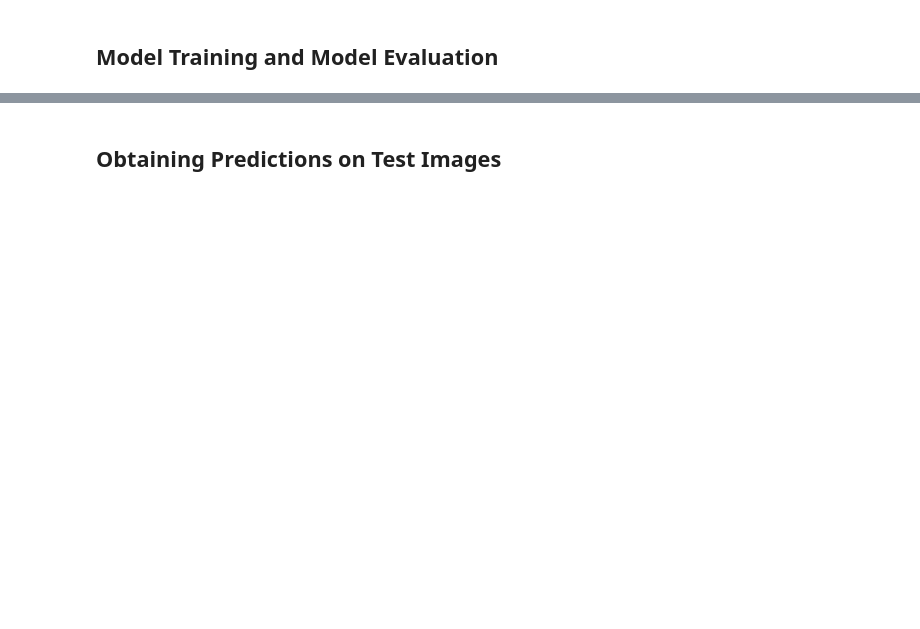
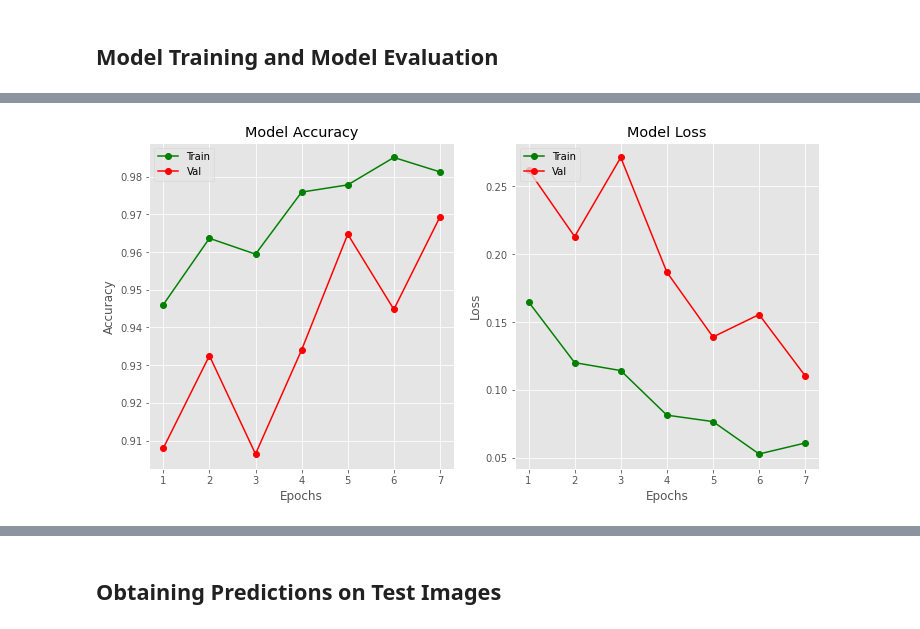
Before and after one commit to gaurisharma360/BRAIN_TUMOR, a Jupyter notebook: Brain_Tumor_Classification.ipynb, the cells around one changed output, grey strips where cells are left out. Cells and saved outputs as stored; diff of their text form; code cells hidden in the pictures; blank space fills up the shorter version.

```diff
--- a/Brain_Tumor_Classification.ipynb
+++ b/Brain_Tumor_Classification.ipynb
@@ -231,0 +270,13 @@ for i in tqdm(os.listdir(pituitary)):
+# %%
+# Build the Model
+#I am using efficient net version b1
+effnet=EfficientNetB1(weights="imagenet",include_top=False,input_shape=(224,224,3))
+#it was trained on imagenet
+
+model=effnet.output
+model=GlobalAveragePooling2D()(model)
+model=Dropout(0.5)(model)#to avoid overfitting
+model=Dense(4,activation="softmax")(model)
+model=Model(inputs=effnet.input,outputs=model)
+
+model.summary()
@@ -232,2 +301,9 @@ for i in tqdm(os.listdir(pituitary)):
+# %%
+#compiling
+model.compile(optimizer=Adam(learning_rate=0.0001),loss="categorical_crossentropy",metrics=["accuracy"])
+#checkpoint to select best model
+checkpoint=ModelCheckpoint("model.h5",monitor="val_accuracy",save_best_only=True,mode="auto",verbose=1)
+#stop early if accuracy decreases and observing period is 5 epochs
+earlystop=EarlyStopping(monitor="val_accuracy",patience=5,mode="auto",verbose=1)
 # %% [markdown]
 ## Model Training and Model Evaluation
@@ -237,0 +310,3 @@ for i in tqdm(os.listdir(pituitary)):
+# %%
+# Train the model
+history=model.fit(train_data,epochs=7,validation_data=valid_data,verbose=1,callbacks=[checkpoint,earlystop])
@@ -238,2 +335,26 @@ for i in tqdm(os.listdir(pituitary)):
+# %%
+# Plot the training curves
+#num - 1 for converting from MATLAB to python indexing
+plt.style.use("ggplot")
+plt.figure(figsize=(12,6))
+epochs=range(1,8)
+plt.subplot(1,2,1)
+plt.plot(epochs,history.history["accuracy"],"-go")
+plt.plot(epochs,history.history["val_accuracy"],"-ro")
+plt.title("Model Accuracy")
+plt.xlabel("Epochs")
+plt.ylabel("Accuracy")
+plt.legend(["Train","Val"],loc="upper left")
+
+plt.subplot(1,2,2)
+plt.plot(epochs,history.history["loss"],"-go")
+plt.plot(epochs,history.history["val_loss"],"-ro")
+plt.title("Model Loss")
+plt.xlabel("Epochs")
+plt.ylabel("Loss")
+plt.legend(["Train","Val"],loc="upper left")
+plt.show()
+# %% [output]
+[figure, added]
 # %%
 # Evaluate the model on Test Set
```
Also changed, not shown: parts of 14 cells of this notebook.
